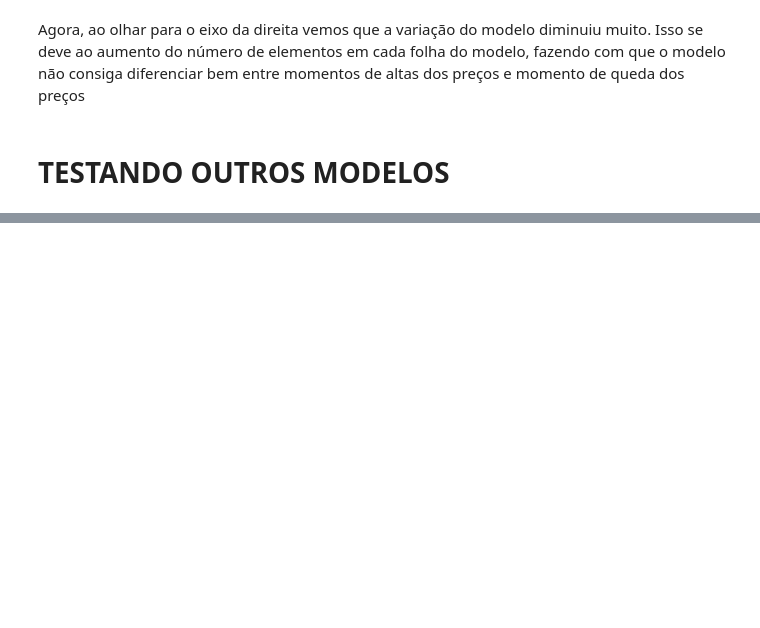
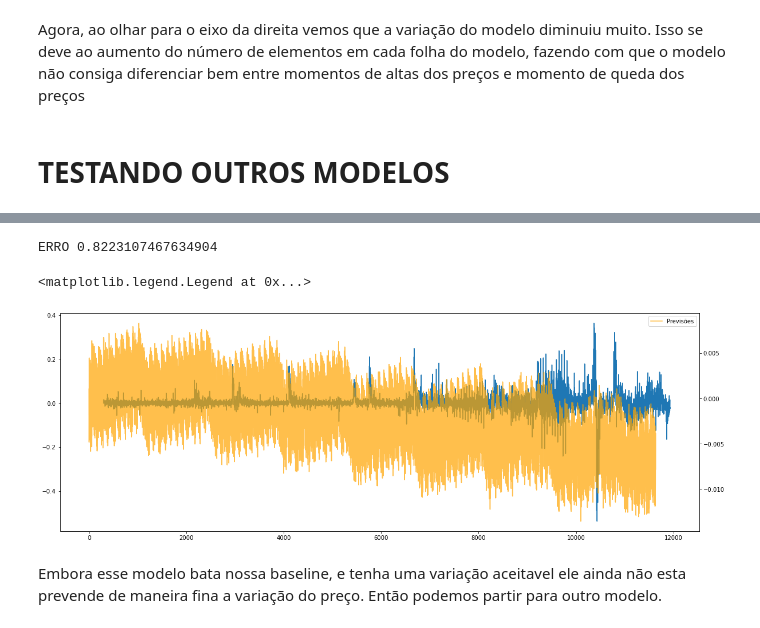
Before and after one commit to Breno-Valle/Gas_price_TimeSeries, a Jupyter notebook: gas_price.ipynb, the cells around one changed output, grey strips where cells are left out. Cells and saved outputs as stored; diff of their text form; code cells hidden in the pictures; blank space fills up the shorter version.

```diff
--- a/gas_price.ipynb
+++ b/gas_price.ipynb
@@ -609,0 +637,21 @@ Agora, ao olhar para o eixo da direita vemos que a variação do modelo diminuiu
+# %%
+from sklearn.linear_model import Ridge
+
+ridge = Ridge(random_state=42, alpha=10000.)
+ridge.fit(xtr2, ytr2)
+p2 = ridge.predict(xval2)
+p_final2 = xval2['PREÇO MÉDIO REVENDA ATUAL 0'] + p2
+
+print('ERRO', np.sqrt(mean_squared_log_error(yval_final2, p_final2)) * 100)
+
+fig, ax = pylab.subplots(1,1, figsize=(20,7))
+ax.plot(yval2, label = 'Y')
+axt = ax.twinx()
+axt.plot(p2, color = 'orange', alpha = 0.7, label='Previsões')
+axt.legend()
+# %% [output]
+ERRO 0.8223107467634904
+<matplotlib.legend.Legend at 0x...>
+[figure, added]
+# %% [markdown]
+Embora esse modelo bata nossa baseline, e tenha uma variação aceitavel ele ainda não esta prevende de maneira fina a variação do preço. Então podemos partir para outro modelo.
```
Also changed, not shown: parts of 15 cells of this notebook.
